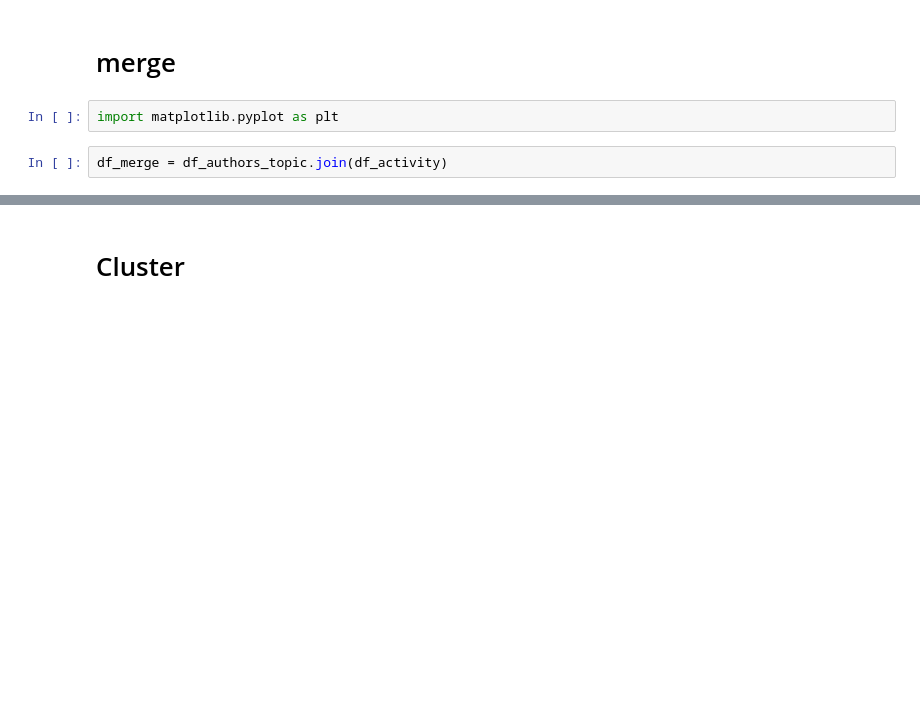
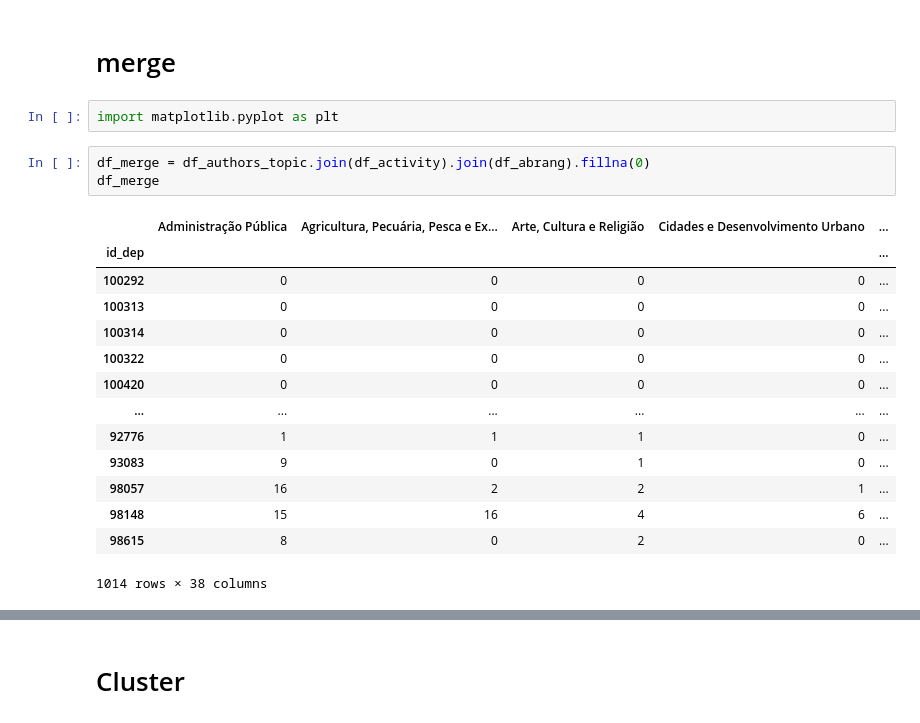
Before and after one commit to AcacioTelechi/multidimensional-legislative-profile, a Jupyter notebook: 3_analyze_metrics.ipynb, the cells around one changed output, grey strips where cells are left out. Cells and saved outputs as stored; diff of their text form; blank space fills up the shorter version.

```diff
--- a/3_analyze_metrics.ipynb
+++ b/3_analyze_metrics.ipynb
@@ -104,4 +114,20 @@ df_activity
 # %%
 import matplotlib.pyplot as plt
 # %%
-df_merge = df_authors_topic.join(df_activity)
+df_merge = df_authors_topic.join(df_activity).join(df_abrang).fillna(0)
+df_merge
+# %% [output]
+|  | Administração Pública | Agricultura, Pecuária, Pesca e Ex... | Arte, Cultura e Religião | Cidades e Desenvolvimento Urbano | ... |
+| id_dep |  |  |  |  | ... |
+| 100292 | 0 | 0 | 0 | 0 | ... |
+| 100313 | 0 | 0 | 0 | 0 | ... |
+| 100314 | 0 | 0 | 0 | 0 | ... |
+| 100322 | 0 | 0 | 0 | 0 | ... |
+| 100420 | 0 | 0 | 0 | 0 | ... |
+| ... | ... | ... | ... | ... | ... |
+| 92776 | 1 | 1 | 1 | 0 | ... |
+| 93083 | 9 | 0 | 1 | 0 | ... |
+| 98057 | 16 | 2 | 2 | 1 | ... |
+| 98148 | 15 | 16 | 4 | 6 | ... |
+| 98615 | 8 | 0 | 2 | 0 | ... |
+1014 rows × 38 columns
```
Also changed, not shown: parts of 11 cells of this notebook, 6 other files.
